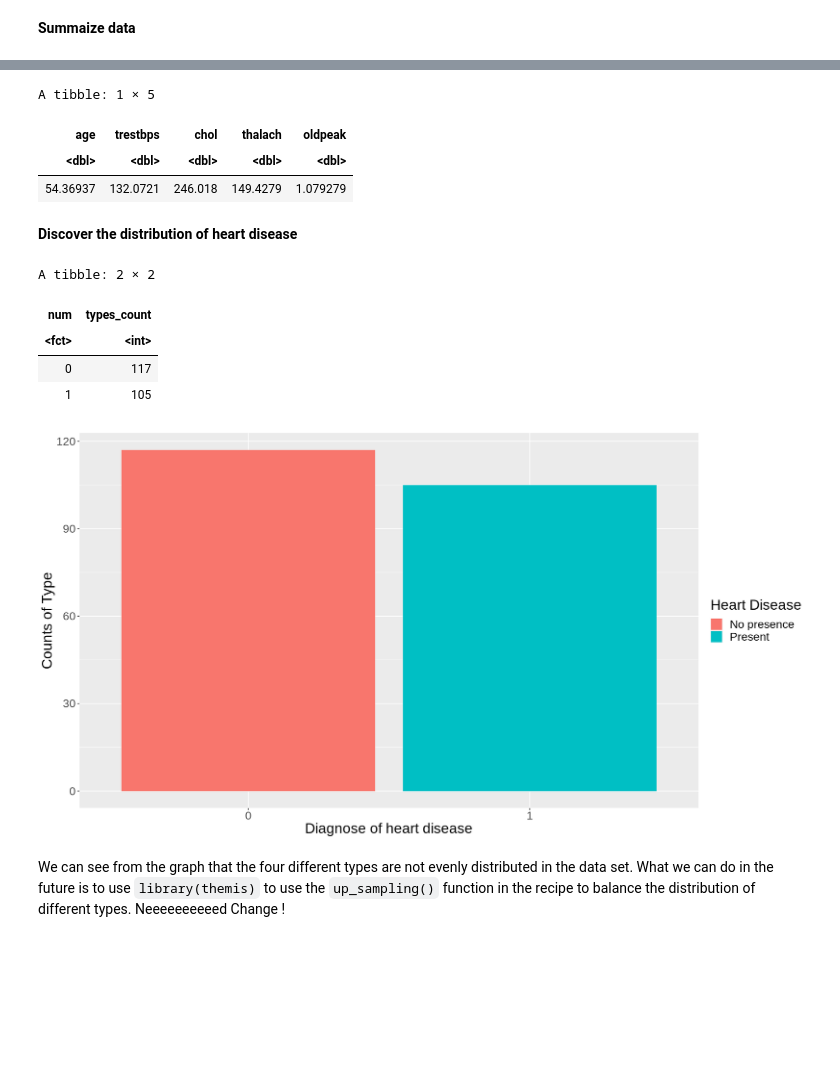
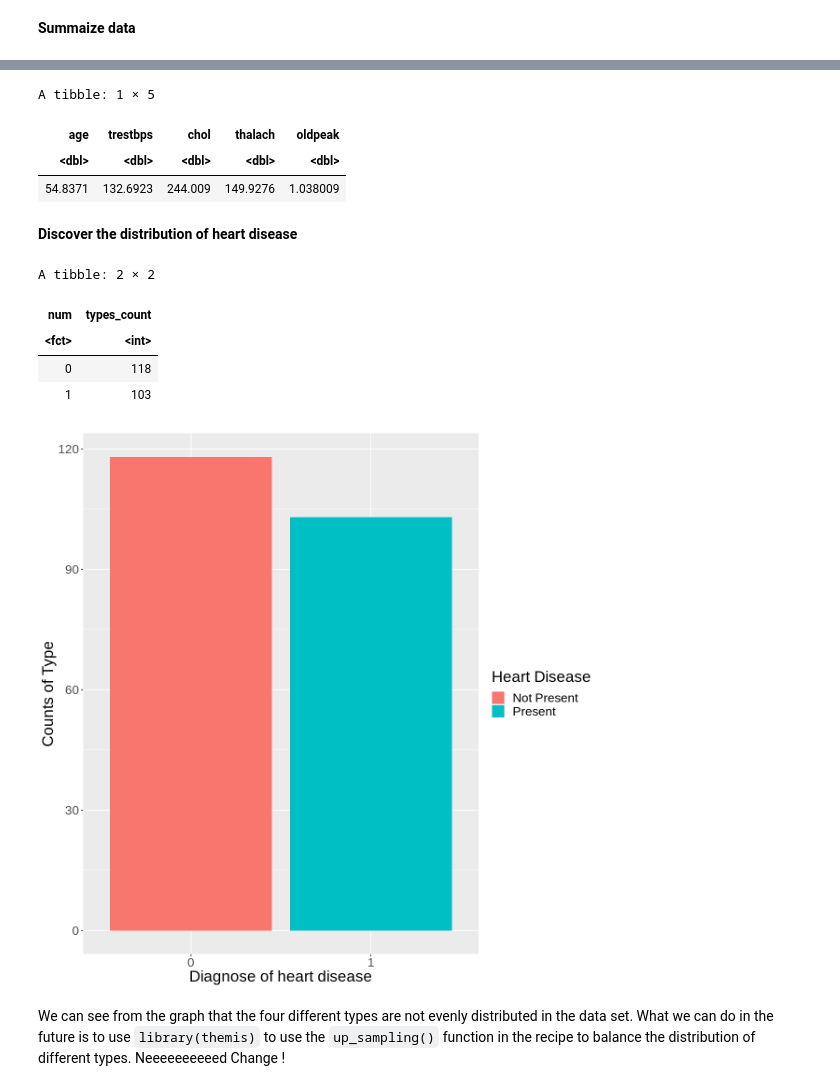
Before and after one commit to Yuvitee/DSCI-100-project, a Jupyter notebook: Heart Disease Proposal.ipynb, the cells around one changed output, grey strips where cells are left out. Drawn from its saved outputs; the diff is of its cells as text; code cells hidden in the pictures; blank space fills up the shorter version.

```diff
--- a/Heart Disease Proposal.ipynb
+++ b/Heart Disease Proposal.ipynb
@@ -141,8 +123,8 @@ A tibble: 297 × 14
 Then we can split the data into training and testing data
 # %%
 heart_split <- initial_split(final_data, prop = 0.75, strata = cp)
-heart_train <- training(chest_pain_split)
-heart_test <- testing(chest_pain_split)
+heart_train <- training(heart_split)
+heart_test <- testing(heart_split)
 
 heart_train
 heart_test
@@ -255,7 +237,7 @@ mean_data
 A tibble: 1 × 5
 | age | trestbps | chol | thalach | oldpeak |
 | <dbl> | <dbl> | <dbl> | <dbl> | <dbl> |
-| 54.36937 | 132.0721 | 246.018 | 149.4279 | 1.079279 |
+| 54.8371 | 132.6923 | 244.009 | 149.9276 | 1.038009 |
 # %% [markdown]
 **Discover the distribution of heart disease**
 # %%
@@ -267,18 +249,18 @@ counting_types
 A tibble: 2 × 2
 | num | types_count |
 | <fct> | <int> |
-| 0 | 117 |
-| 1 | 105 |
+| 0 | 118 |
+| 1 | 103 |
 # %%
 type_vs_num <- counting_types |>
     ggplot(aes(x = num, y = types_count, fill = num)) +
     geom_bar(stat = "identity") +
     labs(x = "Diagnose of heart disease",y = "Counts of Type", color = "Heart Disease") +
-    scale_fill_discrete(name = "Heart Disease", labels = c("No presence", "Present")) +
+    scale_fill_discrete(name = "Heart Disease", labels = c("Not Present", "Present")) +
     theme(text = element_text(size = 20))
 type_vs_num
 # %% [output]
-[figure, old version]
+[figure, new version]
 # %% [markdown]
 We can see from the graph that the four different types are not evenly distributed in the data set. What we can do in the future is to use `library(themis)` to  use the `up_sampling()` function in the recipe to balance the distribution of different types. Neeeeeeeeeed Change !
 # %% [markdown]
```
Also changed, not shown: parts of 9 cells of this notebook.
